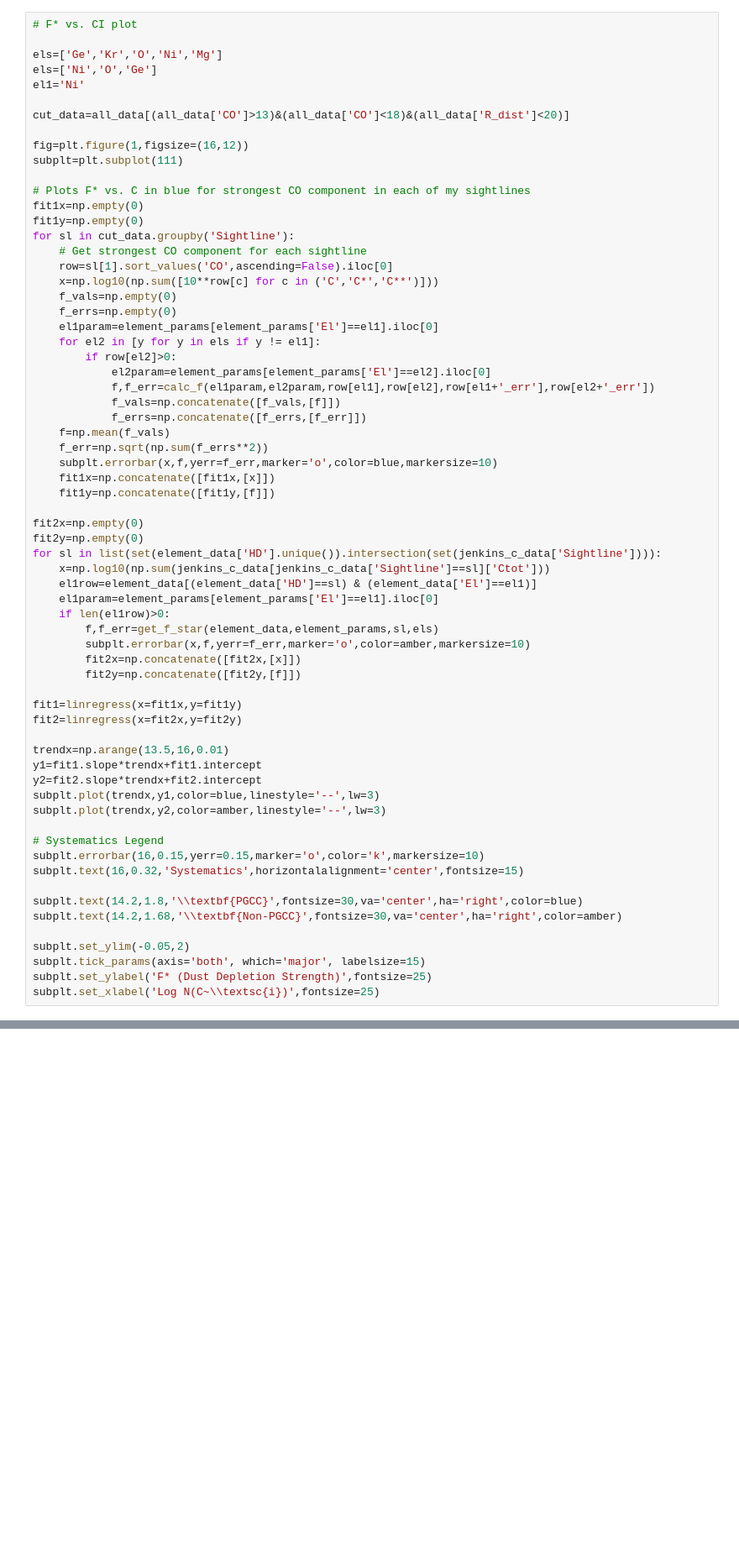
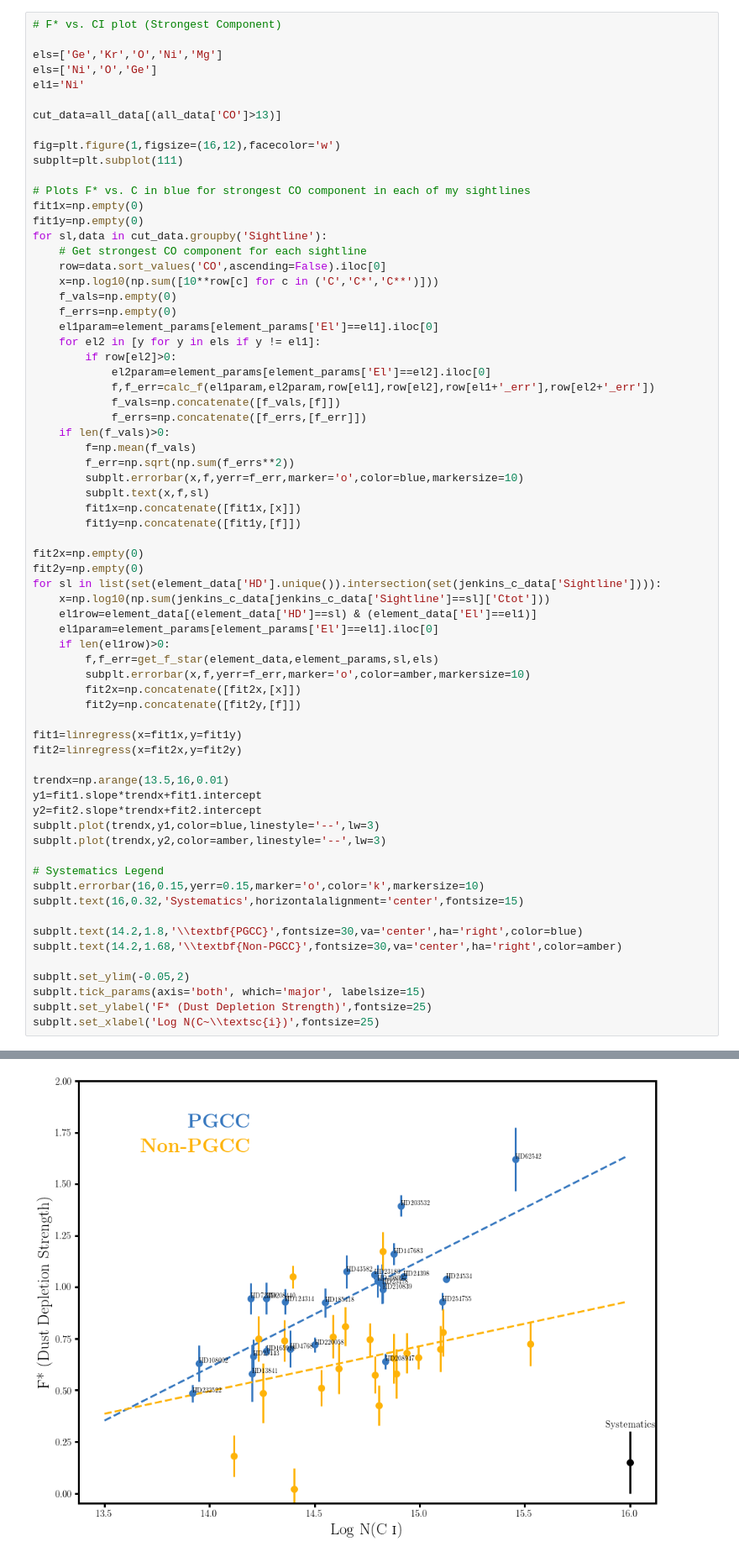
Before and after one commit to codydirks/PGCC_HST, a Jupyter notebook: DustDepletions.ipynb, the cells around one changed output, grey strips where cells are left out. Shown at 84% size. Saved outputs shown, nothing was run; the diff lists cells and outputs as text; blank space fills up the shorter version.

```diff
--- a/DustDepletions.ipynb
+++ b/DustDepletions.ipynb
@@ -181,21 +184,21 @@ Text(0.5,0,u'Log N($^{12}$CO)')
 # %%
-# F* vs. CI plot
+# F* vs. CI plot (Strongest Component)
 
 els=['Ge','Kr','O','Ni','Mg']
 els=['Ni','O','Ge']
 el1='Ni'
 
-cut_data=all_data[(all_data['CO']>13)&(all_data['CO']<18)&(all_data['R_dist']<20)]
+cut_data=all_data[(all_data['CO']>13)]
 
-fig=plt.figure(1,figsize=(16,12))
+fig=plt.figure(1,figsize=(16,12),facecolor='w')
 subplt=plt.subplot(111)
 
 # Plots F* vs. C in blue for strongest CO component in each of my sightlines
 fit1x=np.empty(0)
 fit1y=np.empty(0)
-for sl in cut_data.groupby('Sightline'):
+for sl,data in cut_data.groupby('Sightline'):
     # Get strongest CO component for each sightline
-    row=sl[1].sort_values('CO',ascending=False).iloc[0]
+    row=data.sort_values('CO',ascending=False).iloc[0]
     x=np.log10(np.sum([10**row[c] for c in ('C','C*','C**')]))
     f_vals=np.empty(0)
     f_errs=np.empty(0)
@@ -206,11 +209,13 @@ for sl in cut_data.groupby('Sightline'):
             f,f_err=calc_f(el1param,el2param,row[el1],row[el2],row[el1+'_err'],row[el2+'_err'])
             f_vals=np.concatenate([f_vals,[f]])
             f_errs=np.concatenate([f_errs,[f_err]])
-    f=np.mean(f_vals)
-    f_err=np.sqrt(np.sum(f_errs**2))
-    subplt.errorbar(x,f,yerr=f_err,marker='o',color=blue,markersize=10)
-    fit1x=np.concatenate([fit1x,[x]])
-    fit1y=np.concatenate([fit1y,[f]])
+    if len(f_vals)>0:
+        f=np.mean(f_vals)
+        f_err=np.sqrt(np.sum(f_errs**2))
+        subplt.errorbar(x,f,yerr=f_err,marker='o',color=blue,markersize=10)
+        subplt.text(x,f,sl)
+        fit1x=np.concatenate([fit1x,[x]])
+        fit1y=np.concatenate([fit1y,[f]])
 
 fit2x=np.empty(0)
 fit2y=np.empty(0)
@@ -244,3 +249,4 @@ subplt.set_ylim(-0.05,2)
 subplt.tick_params(axis='both', which='major', labelsize=15)
 subplt.set_ylabel('F* (Dust Depletion Strength)',fontsize=25)
 subplt.set_xlabel('Log N(C~\\textsc{i})',fontsize=25)
+# %% [output]
@@ -246,0 +254 @@ subplt.set_xlabel('Log N(C~\\textsc{i})',fontsize=25)
+[figure, added]
```
Also changed, not shown: parts of 10 cells of this notebook, 5 other files.
